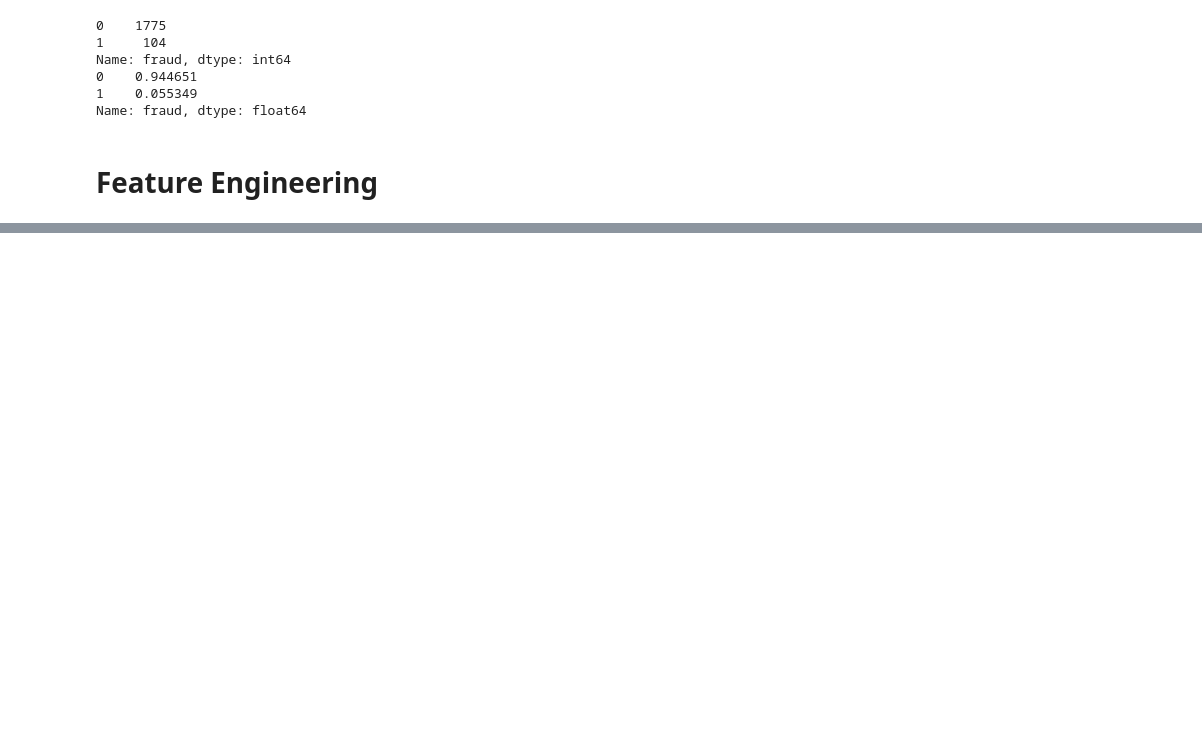
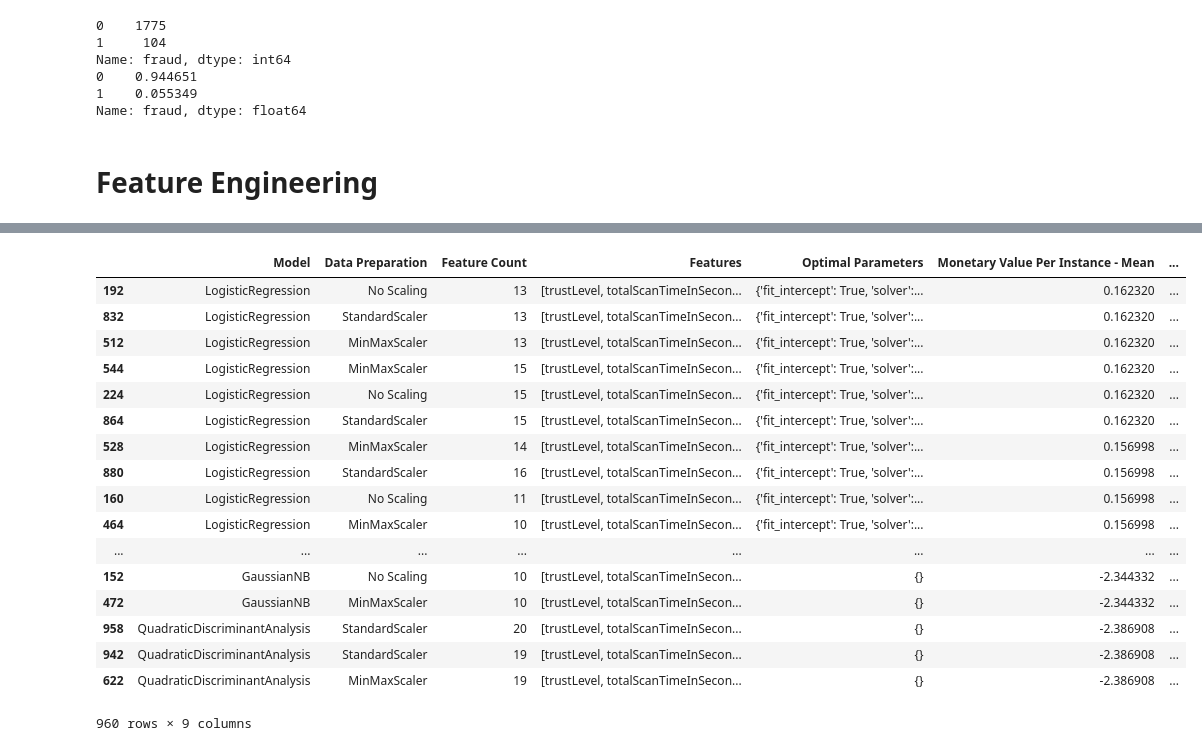
Before and after one commit to anhmt90/data-mining-cup, a Jupyter notebook: models/Model performance comparison - Only Training Set.ipynb, the cells around one changed output, grey strips where cells are left out. Cells and saved outputs as stored; diff of their text form; code cells hidden in the pictures; blank space fills up the shorter version.

```diff
--- a/models/Model performance comparison - Only Training Set.ipynb
+++ b/models/Model performance comparison - Only Training Set.ipynb
@@ -399,0 +467,25 @@ Finished LogisticRegression with None and 1 features
+# %%
+result_table = result_table.sort_values(by = "Monetary Value Per Instance - Mean", ascending = False)
+
+result_table.to_excel("Result-Train Set.xlsx")
+
+result_table
+# %% [output]
+|  | Model | Data Preparation | Feature Count | Features | Optimal Parameters | Monetary Value Per Instance - Mean | ... |
+| 192 | LogisticRegression | No Scaling | 13 | [trustLevel, totalScanTimeInSecon... | {'fit_intercept': True, 'solver':... | 0.162320 | ... |
+| 832 | LogisticRegression | StandardScaler | 13 | [trustLevel, totalScanTimeInSecon... | {'fit_intercept': True, 'solver':... | 0.162320 | ... |
+| 512 | LogisticRegression | MinMaxScaler | 13 | [trustLevel, totalScanTimeInSecon... | {'fit_intercept': True, 'solver':... | 0.162320 | ... |
+| 544 | LogisticRegression | MinMaxScaler | 15 | [trustLevel, totalScanTimeInSecon... | {'fit_intercept': True, 'solver':... | 0.162320 | ... |
+| 224 | LogisticRegression | No Scaling | 15 | [trustLevel, totalScanTimeInSecon... | {'fit_intercept': True, 'solver':... | 0.162320 | ... |
+| 864 | LogisticRegression | StandardScaler | 15 | [trustLevel, totalScanTimeInSecon... | {'fit_intercept': True, 'solver':... | 0.162320 | ... |
+| 528 | LogisticRegression | MinMaxScaler | 14 | [trustLevel, totalScanTimeInSecon... | {'fit_intercept': True, 'solver':... | 0.156998 | ... |
+| 880 | LogisticRegression | StandardScaler | 16 | [trustLevel, totalScanTimeInSecon... | {'fit_intercept': True, 'solver':... | 0.156998 | ... |
+| 160 | LogisticRegression | No Scaling | 11 | [trustLevel, totalScanTimeInSecon... | {'fit_intercept': True, 'solver':... | 0.156998 | ... |
+| 464 | LogisticRegression | MinMaxScaler | 10 | [trustLevel, totalScanTimeInSecon... | {'fit_intercept': True, 'solver':... | 0.156998 | ... |
+| ... | ... | ... | ... | ... | ... | ... | ... |
+| 152 | GaussianNB | No Scaling | 10 | [trustLevel, totalScanTimeInSecon... | {} | -2.344332 | ... |
+| 472 | GaussianNB | MinMaxScaler | 10 | [trustLevel, totalScanTimeInSecon... | {} | -2.344332 | ... |
+| 958 | QuadraticDiscriminantAnalysis | StandardScaler | 20 | [trustLevel, totalScanTimeInSecon... | {} | -2.386908 | ... |
+| 942 | QuadraticDiscriminantAnalysis | StandardScaler | 19 | [trustLevel, totalScanTimeInSecon... | {} | -2.386908 | ... |
+| 622 | QuadraticDiscriminantAnalysis | MinMaxScaler | 19 | [trustLevel, totalScanTimeInSecon... | {} | -2.386908 | ... |
+960 rows × 9 columns
```
Also changed, not shown: parts of 9 cells of this notebook.
